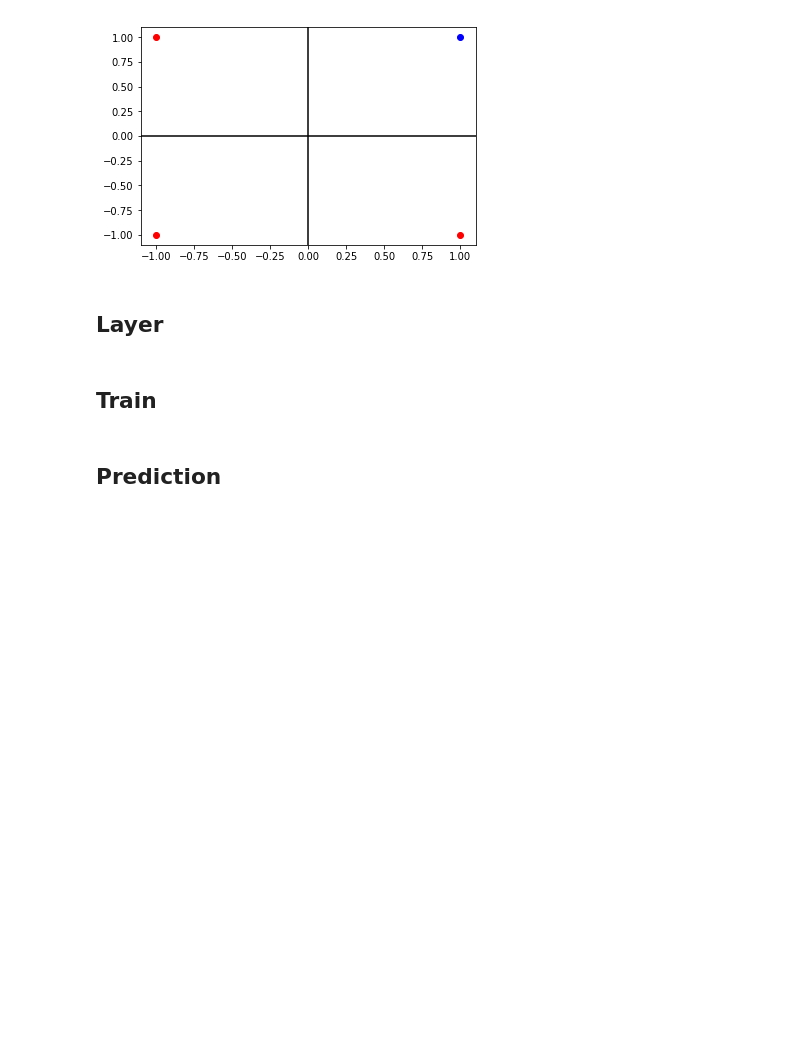
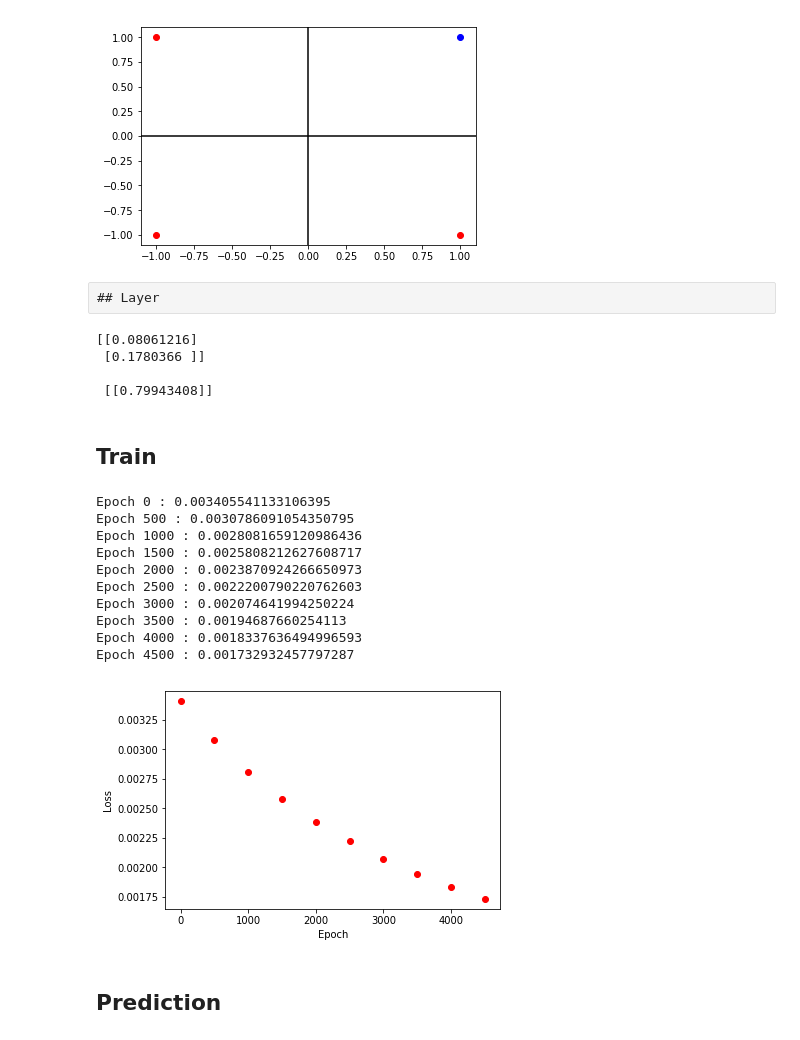
Before and after one commit to limdongjin/CSE4100_SG, a Jupyter notebook: project5/practices/01.AND_OR.ipynb, the cells around one changed output. Drawn from its saved outputs; the diff is of its cells as text; code cells hidden in the pictures; blank space fills up the shorter version.

```diff
--- a/project5/practices/01.AND_OR.ipynb
+++ b/project5/practices/01.AND_OR.ipynb
@@ -37,8 +37,8 @@ ax.axvline(x=0, color='k')
 # %% [output]
 <matplotlib.lines.Line2D at 0x...>
 [figure]
-# %% [markdown]
-## Layer
+# %% [raw]
+## Layer
 # %%
 epoch = 5000 # number of training iterations
 learning_rate = 0.1
@@ -50,26 +50,48 @@ d_out = 1 # output layer
 # weight and bias initialization
 wout = np.random.uniform(size=(d_in, 1))
 bout = np.random.uniform(size=(1, d_out))
+
+print(wout, "\n\n",bout)
+# %% [output]
+[[0.08061216]
+ [0.1780366 ]]
+
+ [[0.79943408]]
 # %% [markdown]
 ## Train
 # %%
+fig1, ax1 = plt.subplots()
+plt.xlabel('Epoch')
+plt.ylabel('Loss')
 for i in range(epoch):
     # Forward pass
     y_pred = sigmoid(x.dot(wout) + bout)
 
     # Compute and print loss
     loss = np.square(y_pred - y)
     if i % 500 == 0:
         print('Epoch', i, ':', loss.sum())
-
+        ax1.plot(i, loss.sum(), 'ro')
     # Backpropagation to compute gradients
     grad_y_pred = (y - y_pred) * derivative_sigmoid(y_pred)
     grad_wout = x.T.dot(grad_y_pred)
     grad_bout = np.sum(grad_y_pred, axis=0, keepdims=True)
 
     # Update weights and biases
     wout += grad_wout * learning_rate
     bout += grad_bout * learning_rate
+# %% [output]
+Epoch 0 : 0.003405541133106395
+Epoch 500 : 0.0030786091054350795
+Epoch 1000 : 0.0028081659120986436
+Epoch 1500 : 0.0025808212627608717
+Epoch 2000 : 0.0023870924266650973
+Epoch 2500 : 0.0022200790220762603
+Epoch 3000 : 0.002074641994250224
+Epoch 3500 : 0.00194687660254113
+Epoch 4000 : 0.0018337636494996593
+Epoch 4500 : 0.001732932457797287
+[figure, added]
 # %% [markdown]
 ## Prediction
 # %%
```
Also changed, not shown: parts of 4 cells of this notebook, 19 other files.
